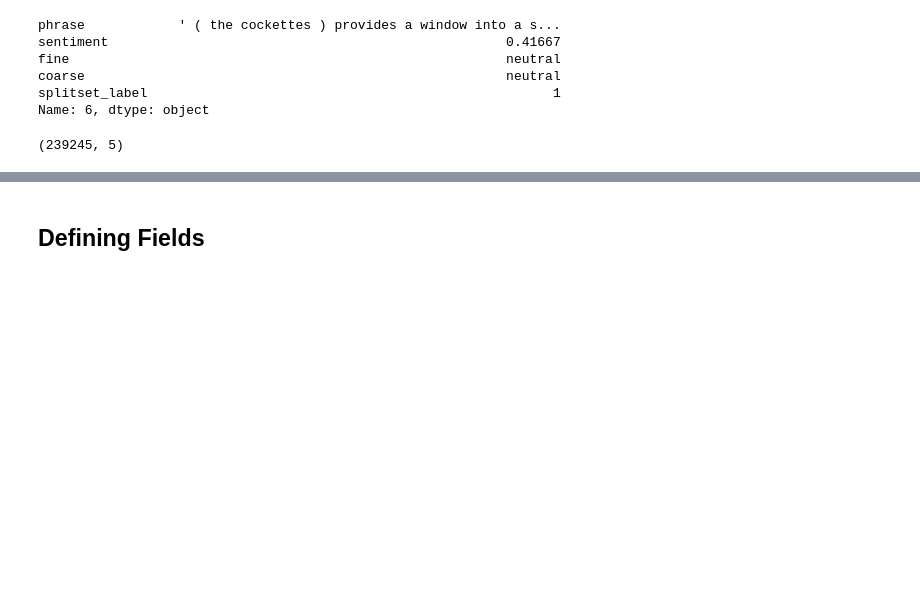
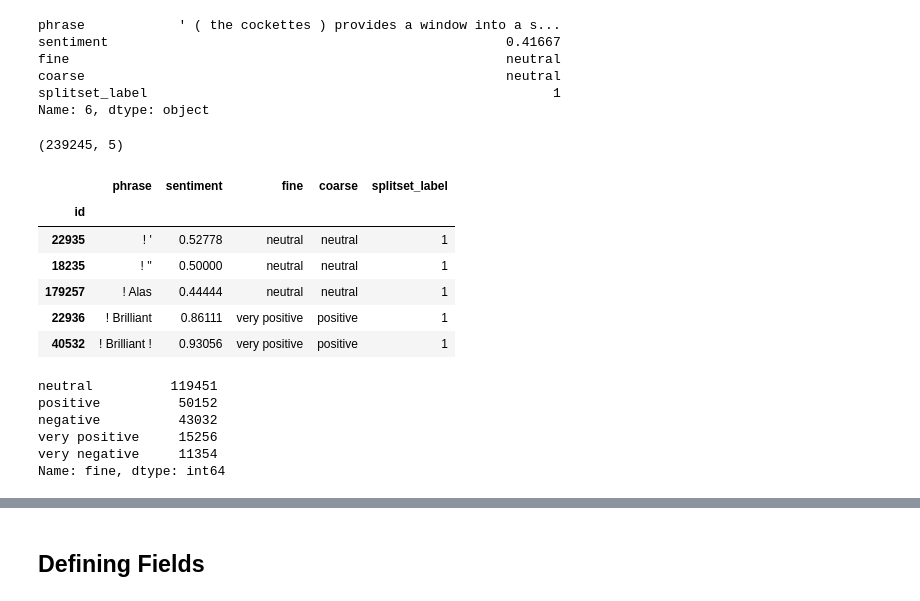
Before and after one commit to addyj/END_Merger, a Jupyter notebook: 7.SentimentAnalysisUsingLSTM/Sentiment_Analysis_using_LSTM_RNN.ipynb, the cells around one changed output, grey strips where cells are left out. Saved outputs shown, nothing was run; the diff lists cells and outputs as text; code cells hidden in the pictures; blank space fills up the shorter version.

```diff
--- a/7.SentimentAnalysisUsingLSTM/Sentiment_Analysis_using_LSTM_RNN.ipynb
+++ b/7.SentimentAnalysisUsingLSTM/Sentiment_Analysis_using_LSTM_RNN.ipynb
@@ -86,0 +87,19 @@ df = df.drop(columns=['sentiment', 'fine', 'coarse'])
+# %%
+df.head(5)
+# %% [output]
+|  | phrase | sentiment | fine | coarse | splitset_label |
+| id |  |  |  |  |  |
+| 22935 | ! ' | 0.52778 | neutral | neutral | 1 |
+| 18235 | ! '' | 0.50000 | neutral | neutral | 1 |
+| 179257 | ! Alas | 0.44444 | neutral | neutral | 1 |
+| 22936 | ! Brilliant | 0.86111 | very positive | positive | 1 |
+| 40532 | ! Brilliant ! | 0.93056 | very positive | positive | 1 |
+# %%
+df.fine.value_counts()
+# %% [output]
+neutral          119451
+positive          50152
+negative          43032
+very positive     15256
+very negative     11354
+Name: fine, dtype: int64
```
Also changed, not shown: parts of 38 cells of this notebook.
